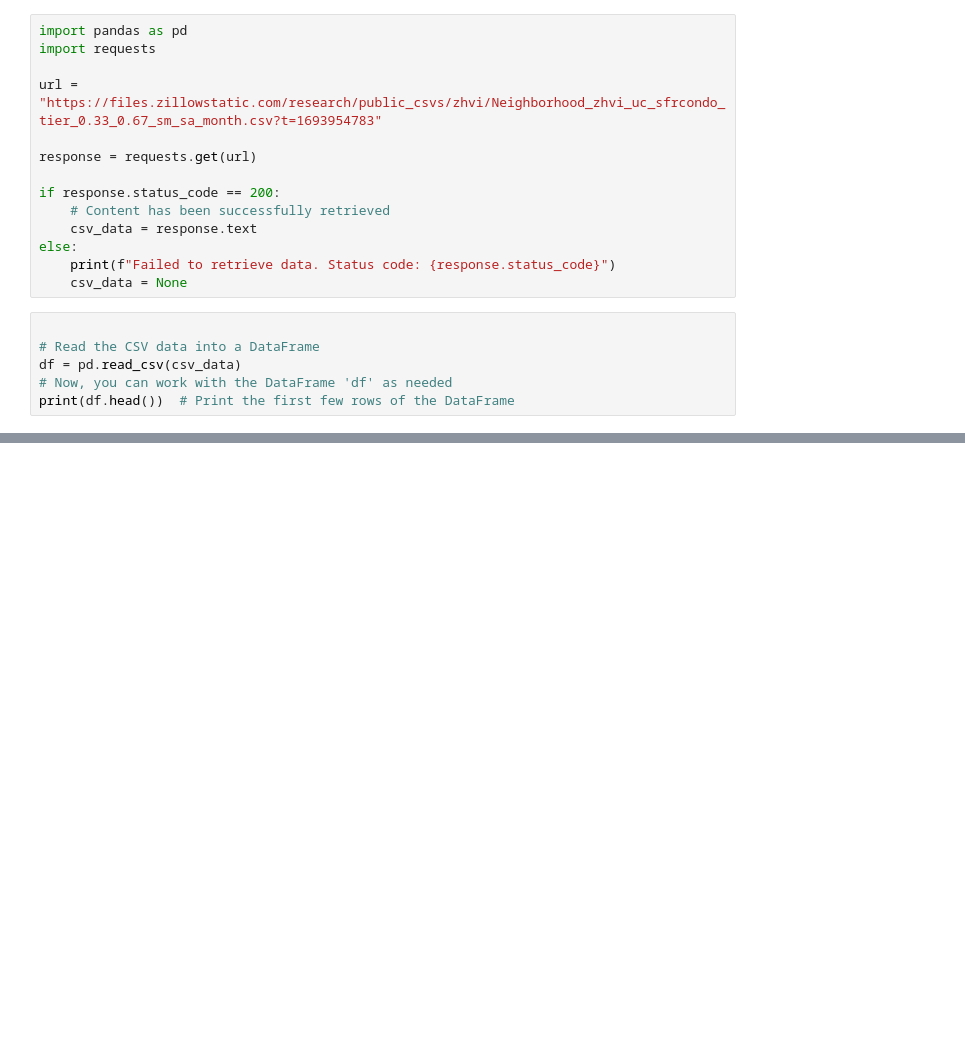
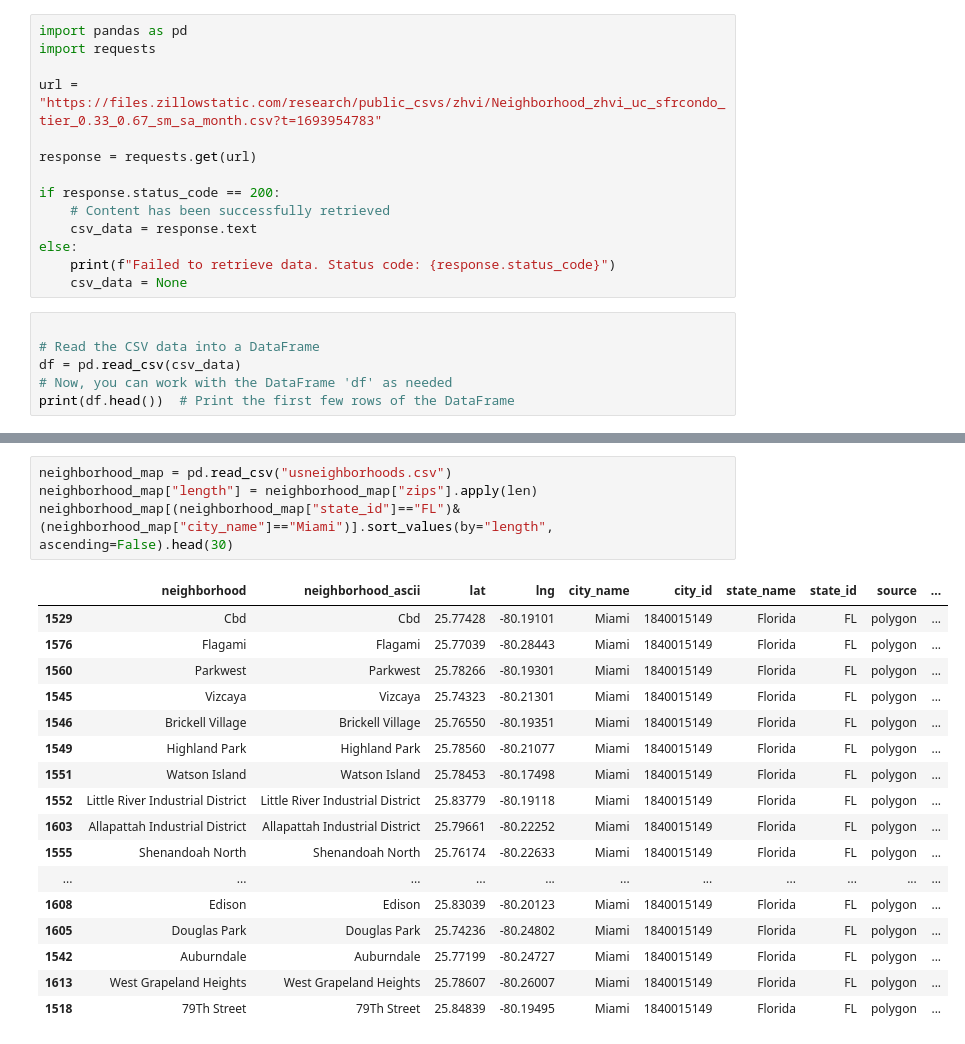
Before and after one commit to DeiviGT1/arc-is, a Jupyter notebook: hola.ipynb, the cells around one changed output, grey strips where cells are left out. Drawn from its saved outputs; the diff is of its cells as text; blank space fills up the shorter version.

```diff
--- a/hola.ipynb
+++ b/hola.ipynb
@@ -133,0 +111,22 @@ zip_map[zip_map["primary_city"]=="Miami"]
+# %%
+neighborhood_map = pd.read_csv("usneighborhoods.csv")
+neighborhood_map["length"] = neighborhood_map["zips"].apply(len)
+neighborhood_map[(neighborhood_map["state_id"]=="FL")&(neighborhood_map["city_name"]=="Miami")].sort_values(by="length", ascending=False).head(30)
+# %% [output]
+|  | neighborhood | neighborhood_ascii | lat | lng | city_name | city_id | state_name | state_id | source | ... |
+| 1529 | Cbd | Cbd | 25.77428 | -80.19101 | Miami | 1840015149 | Florida | FL | polygon | ... |
+| 1576 | Flagami | Flagami | 25.77039 | -80.28443 | Miami | 1840015149 | Florida | FL | polygon | ... |
+| 1560 | Parkwest | Parkwest | 25.78266 | -80.19301 | Miami | 1840015149 | Florida | FL | polygon | ... |
+| 1545 | Vizcaya | Vizcaya | 25.74323 | -80.21301 | Miami | 1840015149 | Florida | FL | polygon | ... |
+| 1546 | Brickell Village | Brickell Village | 25.76550 | -80.19351 | Miami | 1840015149 | Florida | FL | polygon | ... |
+| 1549 | Highland Park | Highland Park | 25.78560 | -80.21077 | Miami | 1840015149 | Florida | FL | polygon | ... |
+| 1551 | Watson Island | Watson Island | 25.78453 | -80.17498 | Miami | 1840015149 | Florida | FL | polygon | ... |
+| 1552 | Little River Industrial District | Little River Industrial District | 25.83779 | -80.19118 | Miami | 1840015149 | Florida | FL | polygon | ... |
+| 1603 | Allapattah Industrial District | Allapattah Industrial District | 25.79661 | -80.22252 | Miami | 1840015149 | Florida | FL | polygon | ... |
+| 1555 | Shenandoah North | Shenandoah North | 25.76174 | -80.22633 | Miami | 1840015149 | Florida | FL | polygon | ... |
+| ... | ... | ... | ... | ... | ... | ... | ... | ... | ... | ... |
+| 1608 | Edison | Edison | 25.83039 | -80.20123 | Miami | 1840015149 | Florida | FL | polygon | ... |
+| 1605 | Douglas Park | Douglas Park | 25.74236 | -80.24802 | Miami | 1840015149 | Florida | FL | polygon | ... |
+| 1542 | Auburndale | Auburndale | 25.77199 | -80.24727 | Miami | 1840015149 | Florida | FL | polygon | ... |
+| 1613 | West Grapeland Heights | West Grapeland Heights | 25.78607 | -80.26007 | Miami | 1840015149 | Florida | FL | polygon | ... |
+| 1518 | 79Th Street | 79Th Street | 25.84839 | -80.19495 | Miami | 1840015149 | Florida | FL | polygon | ... |
```
Also changed, not shown: parts of 16 cells of this notebook.
